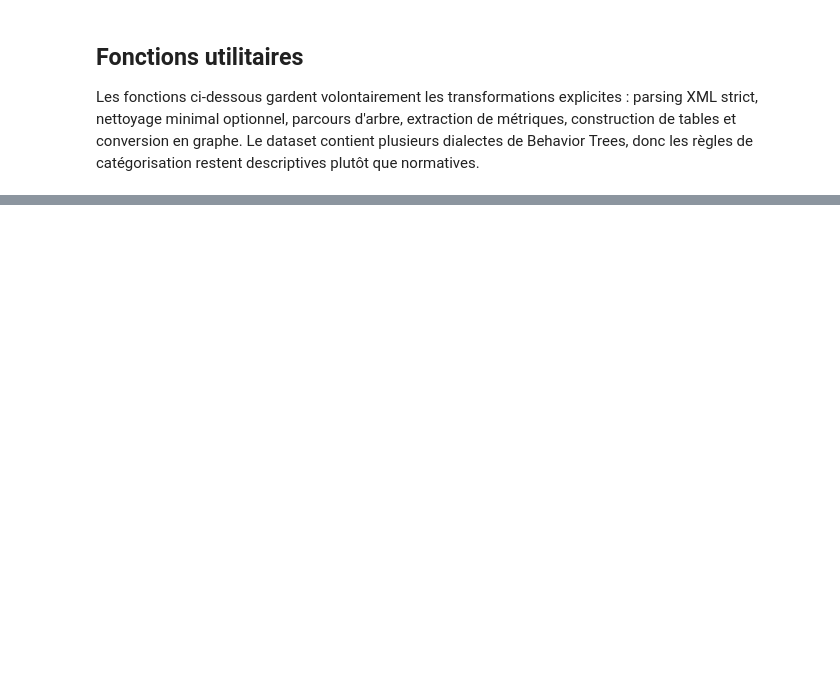
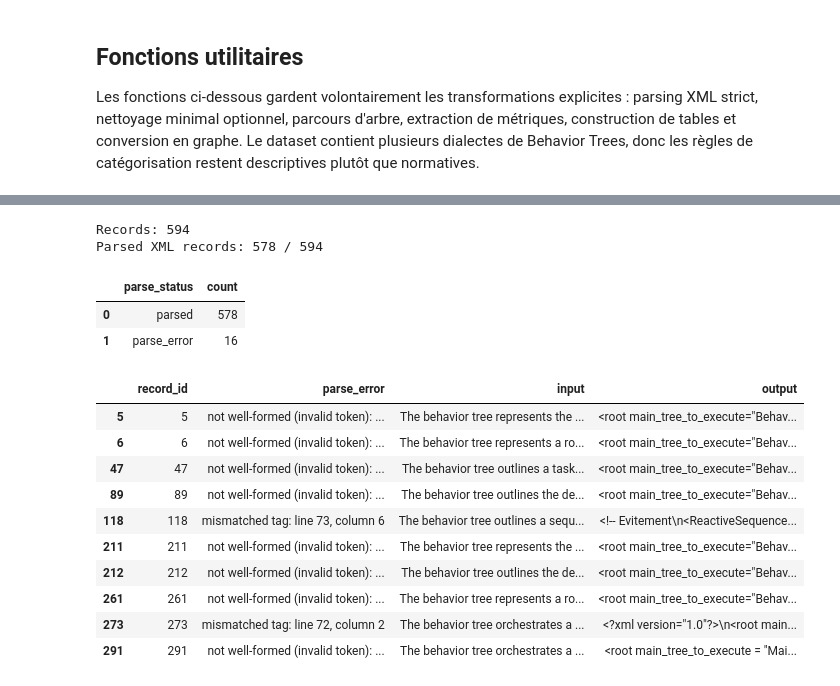
Before and after one commit to BTGenTP/BTGenBot_Nav4Rails, a Jupyter notebook: notebooks/eda_BT_mourad.ipynb, the cells around one changed output, grey strips where cells are left out. Drawn from its saved outputs; the diff is of its cells as text; code cells hidden in the pictures; blank space fills up the shorter version.

```diff
--- a/notebooks/eda_BT_mourad.ipynb
+++ b/notebooks/eda_BT_mourad.ipynb
@@ -65,0 +357,64 @@ Les fonctions ci-dessous gardent volontairement les transformations explicites :
+# %%
+records = load_dataset(DATASET_PATH)
+
+df_records = pd.DataFrame(records).reset_index(names="record_id")
+for column in ["instruction", "input", "output"]:
+    if column not in df_records:
+        df_records[column] = ""
+
+df_records["instruction_length"] = df_records["instruction"].fillna("").str.len()
+df_records["input_length"] = df_records["input"].fillna("").str.len()
+df_records["input_words"] = df_records["input"].fillna("").str.findall(r"\b\w+\b").str.len()
+df_records["xml_length"] = df_records["output"].fillna("").str.len()
+df_records["xml_lines"] = df_records["output"].fillna("").str.count("\n") + 1
+df_records["is_duplicate_xml"] = df_records.duplicated("output", keep=False)
+df_records["is_duplicate_input"] = df_records.duplicated("input", keep=False)
+df_records = add_keyword_features(df_records)
+
+parsed_roots: dict[int, ET.Element] = {}
+parse_rows = []
+for row in df_records.itertuples(index=False):
+    root, status, error = parse_xml(row.output, sanitize=False)
+    sanitized_used = False
+    sanitized_error = None
+    if root is None:
+        root, sanitized_status, sanitized_error = parse_xml(row.output, sanitize=True)
+        if root is not None:
+            status = sanitized_status
+            error = None
+            sanitized_used = True
+    if root is not None:
+        parsed_roots[row.record_id] = root
+    parse_rows.append({
+        "record_id": row.record_id,
+        "parse_status": status,
+        "parse_error": error or sanitized_error,
+        "sanitized_used": sanitized_used,
+        "is_parsed": root is not None,
+    })
+
+df_parse = pd.DataFrame(parse_rows)
+df_records = df_records.merge(df_parse, on="record_id", how="left")
+
+print(f"Records: {len(df_records)}")
+print(f"Parsed XML records: {df_records['is_parsed'].sum()} / {len(df_records)}")
+display(df_records["parse_status"].value_counts(dropna=False).rename_axis("parse_status").reset_index(name="count"))
+display(df_records.loc[~df_records["is_parsed"], ["record_id", "parse_error", "input", "output"]].head(10))
+display(df_records.head(3))
+# %% [output]
+Records: 594
+Parsed XML records: 578 / 594
+|  | parse_status | count |
+| 0 | parsed | 578 |
+| 1 | parse_error | 16 |
+|  | record_id | parse_error | input | output |
+| 5 | 5 | not well-formed (invalid token): ... | The behavior tree represents the ... | <root main_tree_to_execute="Behav... |
+| 6 | 6 | not well-formed (invalid token): ... | The behavior tree represents a ro... | <root main_tree_to_execute="Behav... |
+| 47 | 47 | not well-formed (invalid token): ... | The behavior tree outlines a task... | <root main_tree_to_execute="Behav... |
+| 89 | 89 | not well-formed (invalid token): ... | The behavior tree outlines the de... | <root main_tree_to_execute="Behav... |
+| 118 | 118 | mismatched tag: line 73, column 6 | The behavior tree outlines a sequ... | <!-- Evitement\n<ReactiveSequence... |
+| 211 | 211 | not well-formed (invalid token): ... | The behavior tree represents the ... | <root main_tree_to_execute="Behav... |
+| 212 | 212 | not well-formed (invalid token): ... | The behavior tree outlines the de... | <root main_tree_to_execute="Behav... |
+| 261 | 261 | not well-formed (invalid token): ... | The behavior tree represents a ro... | <root main_tree_to_execute="Behav... |
+| 273 | 273 | mismatched tag: line 72, column 2 | The behavior tree orchestrates a ... | <?xml version="1.0"?>\n<root main... |
+| 291 | 291 | not well-formed (invalid token): ... | The behavior tree orchestrates a ... | <root main_tree_to_execute = "Mai... |
```
Also changed, not shown: parts of 16 cells of this notebook.
